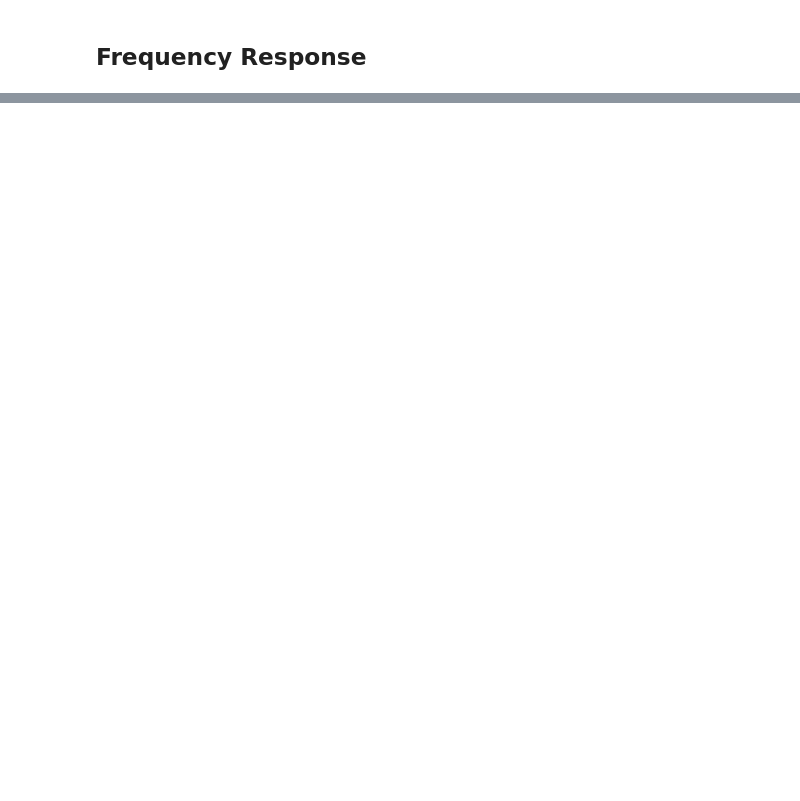
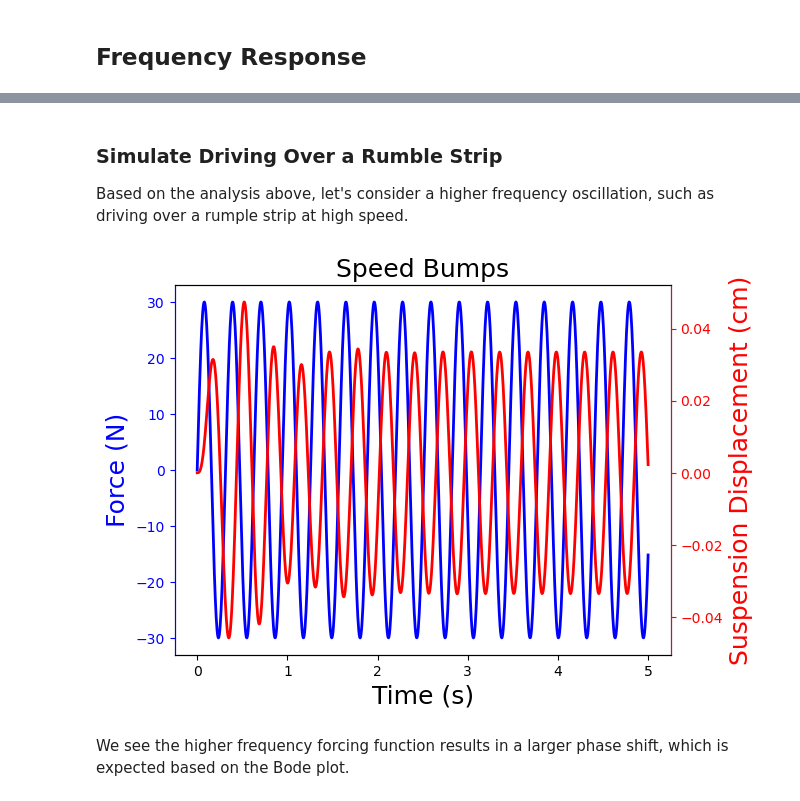
Before and after one commit to jckantor/cbe30338-book, a Jupyter notebook: notebooks/02-spring-mass-damper.ipynb, the cells around one changed output, grey strips where cells are left out. Cells and saved outputs as stored; diff of their text form; code cells hidden in the pictures; blank space fills up the shorter version.

```diff
--- a/notebooks/02-spring-mass-damper.ipynb
+++ b/notebooks/02-spring-mass-damper.ipynb
@@ -644,0 +824,10 @@ plt.show()
+# %% [markdown]
+### Simulate Driving Over a Rumble Strip
+
+Based on the analysis above, let's consider a higher frequency oscillation, such as driving over a rumple strip at high speed.
+# %%
+simulate_bumps(t, A=30, omega=20)
+# %% [output]
+[figure, added]
+# %% [markdown]
+We see the higher frequency forcing function results in a larger phase shift, which is expected based on the Bode plot.
```
Also changed, not shown: parts of 21 cells of this notebook.
